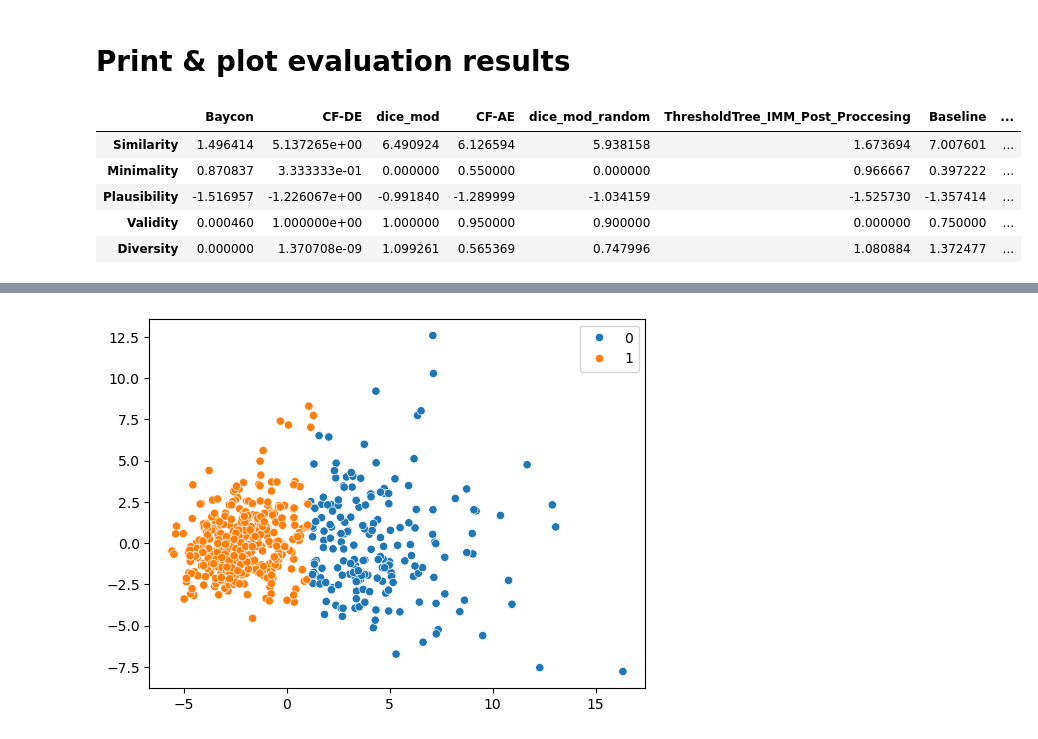
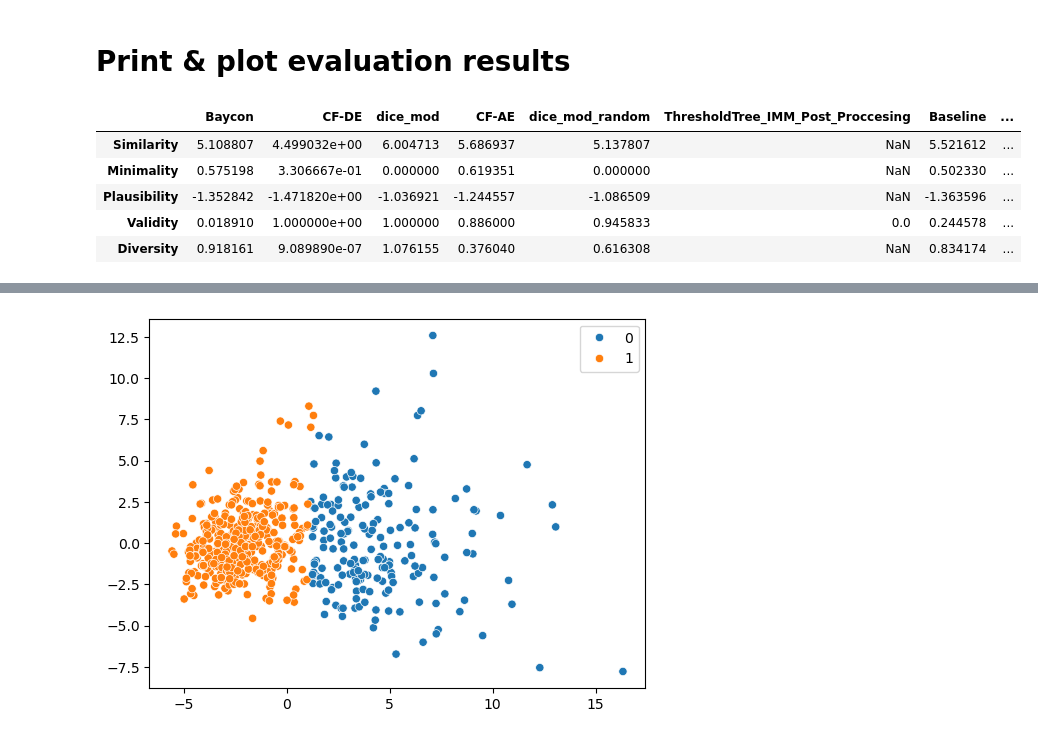
Before and after one commit to jepp3183/Thesis2025, a Jupyter notebook: code/Cross Evaluation.ipynb, the cells around one changed output, grey strips where cells are left out. Drawn from its saved outputs; the diff is of its cells as text; code cells hidden in the pictures.

```diff
--- a/code/Cross Evaluation.ipynb
+++ b/code/Cross Evaluation.ipynb
@@ -454,31 +556,39 @@ for m in methods:
 # %%
 max_name_length = max(len(m) for m in methodNames)
 mean_results = []
 
 for i, n in enumerate(returnNames()):
     row = {}
     for m in methodNames:
-        res = results[m]
-        res = [row[i] for row in res]
-        r = []
-        for current in range(cf_amount):
-            r.extend([res[current]])
-        try:
-            r = np.mean(r[0])
-        except:
-            pass
-        row[m] = r
+        # Get the results for the current method m and metric i
+        # so res = list of results, one number for each cf for each instance we're explaining
+        res = [row[i] for row in results[m]]
+
+        # We are getting the mean of ALL CFs for ALL instances
+        # Get mean for each instance first
+        instance_means = []
+        for j in range(cf_amount):
+            mean = np.mean(res[j])
+
+            # If no CFs were found, res[j] is empty, and np.mean() returns NaN
+            if not np.isnan(mean):
+                instance_means.append(mean)
+
+        # Finally, get the means of the instance means. If this is a NaN,
+        # no VALID CFs were found for any instance
+        row[m] = np.mean(instance_means)
+
     mean_results.append(row)
 
 mean_results_df = pd.DataFrame(mean_results, index=returnNames())
 mean_results_df
 # %% [output]
 |  | Baycon | CF-DE | dice_mod | CF-AE | dice_mod_random | ThresholdTree_IMM_Post_Proccesing | Baseline | ... |
-| Similarity | 1.496414 | 5.137265e+00 | 6.490924 | 6.126594 | 5.938158 | 1.673694 | 7.007601 | ... |
-| Minimality | 0.870837 | 3.333333e-01 | 0.000000 | 0.550000 | 0.000000 | 0.966667 | 0.397222 | ... |
-| Plausibility | -1.516957 | -1.226067e+00 | -0.991840 | -1.289999 | -1.034159 | -1.525730 | -1.357414 | ... |
-| Validity | 0.000460 | 1.000000e+00 | 1.000000 | 0.950000 | 0.900000 | 0.000000 | 0.750000 | ... |
-| Diversity | 0.000000 | 1.370708e-09 | 1.099261 | 0.565369 | 0.747996 | 1.080884 | 1.372477 | ... |
+| Similarity | 5.108807 | 4.499032e+00 | 6.004713 | 5.686937 | 5.137807 | NaN | 5.521612 | ... |
+| Minimality | 0.575198 | 3.306667e-01 | 0.000000 | 0.619351 | 0.000000 | NaN | 0.502330 | ... |
+| Plausibility | -1.352842 | -1.471820e+00 | -1.036921 | -1.244557 | -1.086509 | NaN | -1.363596 | ... |
+| Validity | 0.018910 | 1.000000e+00 | 1.000000 | 0.886000 | 0.945833 | 0.0 | 0.244578 | ... |
+| Diversity | 0.918161 | 9.089890e-07 | 1.076155 | 0.376040 | 0.616308 | NaN | 0.834174 | ... |
 # %%
 def plot(f1, f2, methodNames, results, names, plt_index):
     for m in methodNames:
```
Also changed, not shown: parts of 12 cells of this notebook, 1 other file.
